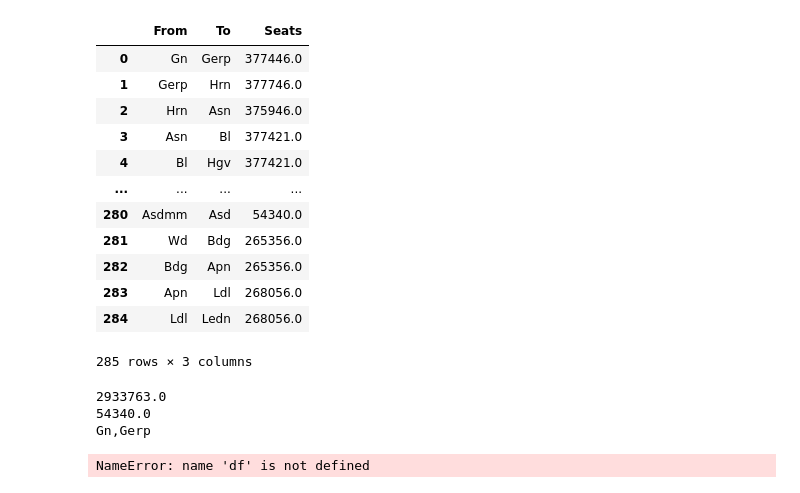
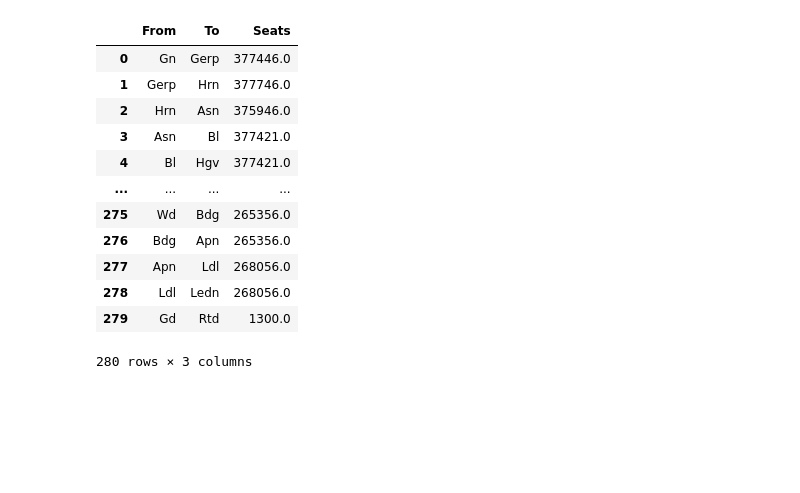
Before and after one commit to mathijsmarkus/python_group_assignment, a Jupyter notebook: Hoofd Notebook.ipynb, the cells around one changed output. Saved outputs shown, nothing was run; the diff lists cells and outputs as text; code cells hidden in the pictures; blank space fills up the shorter version.

```diff
--- a/Hoofd Notebook.ipynb
+++ b/Hoofd Notebook.ipynb
@@ -29,8 +37,9 @@ def API_Request(Stations, SubscriptionKey):
 # %%
 # function to make a dictionary with the seats form the transervices csv
 def SeatSorter(TrainServicesData, TrainTravelData):
-    # Inladen CSV met alle NS treindiensten
+    # Inladen CSV's met alle NS treindiensten en de reizigers data
     TrainServices = pd.read_csv(TrainServicesData, delimiter = ';')
+    TrainTravelData = pd.read_csv(TrainTravelData)
 
     # Dictionary maken met per treinserie een dataframe met ieder stukje tussen stations er in
     dataframes_dict = {}
@@ -152,8 +161,12 @@ a = SeatSorter('TrainServices.csv', TravelData)
+# %%
+#Sort seats according to the provided travel data en the known existing trainservices
+SortedSeats = SeatSorter('TrainServices.csv', 'TravelData.csv')
 # %%
+#de dataframe met totale aantal stoelen per stukje route maken
 df = pd.DataFrame({'From':[],'To':[],'Seats':[]})
 
-for i in a.keys():
-    b = a[i]
+for i in SortedSeats.keys():
+    b = SortedSeats[i]
     d = 0
     c = 0
     for j in range(len(b)):
@@ -174,41 +187,22 @@ for i in a.keys():
         else:
             new_row = pd.DataFrame({'From': [b.loc[j,'From']], 'To': [b.loc[j,'To']], 'Seats':[b.loc[j,'Seats']]})
             df = pd.concat([df, new_row], ignore_index=True)
-# %%
-display(df[:285])
-print(df['Seats'][:285].max())
-print(df['Seats'][:285].min())
-df[:285].to_csv('test2.csv')
-TravelData.to_csv('TravelData.csv')
-#a.to_csv('SortedSeats.csv')
-print(f'{df['From'][0]},{df['To'][0]}')
-# %% [output]
-|  | From | To | Seats |
-| 0 | Gn | Gerp | 377446.0 |
-| 1 | Gerp | Hrn | 377746.0 |
-| 2 | Hrn | Asn | 375946.0 |
-| 3 | Asn | Bl | 377421.0 |
-| 4 | Bl | Hgv | 377421.0 |
-| ... | ... | ... | ... |
-| 280 | Asdmm | Asd | 54340.0 |
-| 281 | Wd | Bdg | 265356.0 |
-| 282 | Bdg | Apn | 265356.0 |
-| 283 | Apn | Ldl | 268056.0 |
-| 284 | Ldl | Ledn | 268056.0 |
-285 rows × 3 columns
-2933763.0
-54340.0
-Gn,Gerp
-# %%
-geometry_data = []
-
-for i in range(len(df)):
-    try:
-        geodata = API_Request(f'{df['From'][i]},{df['To'][i]}',SubscriptionKey)
-        geometry_data.append(geodata['geometry'].iloc[0])
-        print(i)
-    except:
-        SubscriptionKey = input('Subscriptionkey:')
-# %% [output]
-NameError: name 'df' is not defined
+# %%
+display(df)
+#df[:285].to_csv('SeatsPerTrajectory.csv')
+df = df[:279]
+# %% [output]
+|  | From | To | Seats |
+| 0 | Gn | Gerp | 377446.0 |
+| 1 | Gerp | Hrn | 377746.0 |
+| 2 | Hrn | Asn | 375946.0 |
+| 3 | Asn | Bl | 377421.0 |
+| 4 | Bl | Hgv | 377421.0 |
+| ... | ... | ... | ... |
+| 275 | Wd | Bdg | 265356.0 |
+| 276 | Bdg | Apn | 265356.0 |
+| 277 | Apn | Ldl | 268056.0 |
+| 278 | Ldl | Ledn | 268056.0 |
+| 279 | Gd | Rtd | 1300.0 |
+280 rows × 3 columns
 # %%
```
Also changed, not shown: parts of 9 cells of this notebook, 1 other file.
